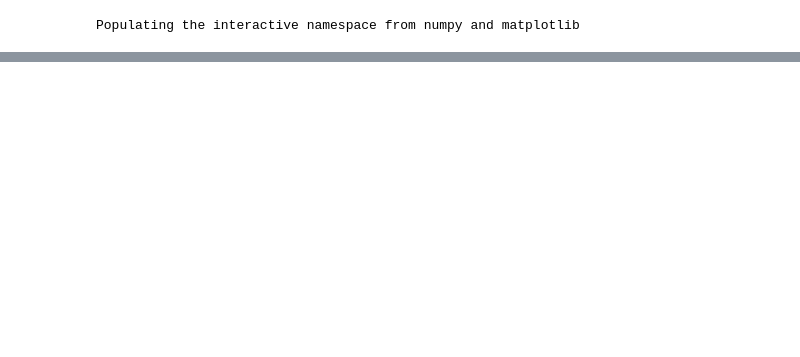
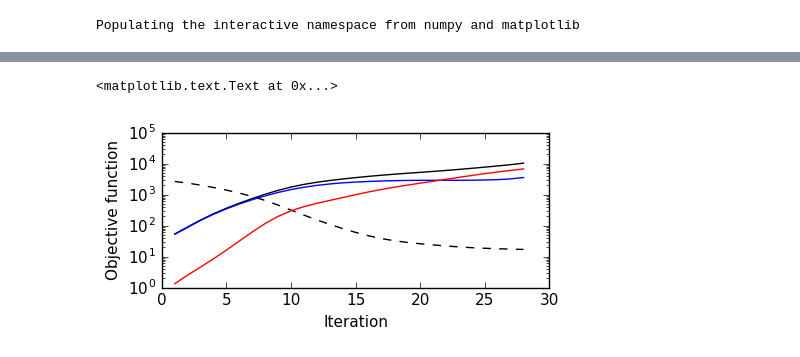
Before and after one commit to geoscixyz/computation, a Jupyter notebook: notebooks/MTtutorial/MT1D_inversion.ipynb, the cells around one changed output, grey strips where cells are left out. Saved outputs shown, nothing was run; the diff lists cells and outputs as text; code cells hidden in the pictures; blank space fills up the shorter version.

```diff
--- a/notebooks/MTtutorial/MT1D_inversion.ipynb
+++ b/notebooks/MTtutorial/MT1D_inversion.ipynb
@@ -85,0 +133,5 @@ x0 has any nan: 0
+# %%
+m0 = np.log(0.01) * np.ones(mesh.nC)
+xc, save, reg = run_MT1Dinv(prob, survey, m0,
+                            alpha_s=1., alpha_x=1e6,
+                            use_target=False)
@@ -85,0 +156,26 @@ x0 has any nan: 0
+# %%
+header = " iter    beta     phi_d     phi_m  phi_m_smalll phi_m_smooth_x   phi_m_smooth_y  phi_m_smooth_z  f "
+header = header.split()
+results = np.loadtxt(save.fileName+str(".txt"), comments="#")
+beta = results[:,1]
+phi_d = results[:,2]
+phi_m = results[:,3]
+
+target_misfit = 2 * survey.nFreq / 2.
+i_target = 0
+while phi_d[i_target] > target_misfit:
+    i_target += 1
+# %%
+plt.semilogy(results[:,0], results[:,2], 'k--')
+plt.semilogy(results[:,0], results[:,3], 'k')
+plt.semilogy(results[:,0], results[:,4], 'b')
+plt.semilogy(results[:,0], results[:,5], 'r')
+# plt.legend(
+#     ("$\phi_d$","$\phi_m$", "small", "smooth"),
+#     fontsize = 10, loc=4
+# )
+plt.xlabel("Iteration")
+plt.ylabel("Objective function")
+# %% [output]
+<matplotlib.text.Text at 0x...>
+[figure, added]
```
Also changed, not shown: parts of 26 cells of this notebook, 4 other files.
